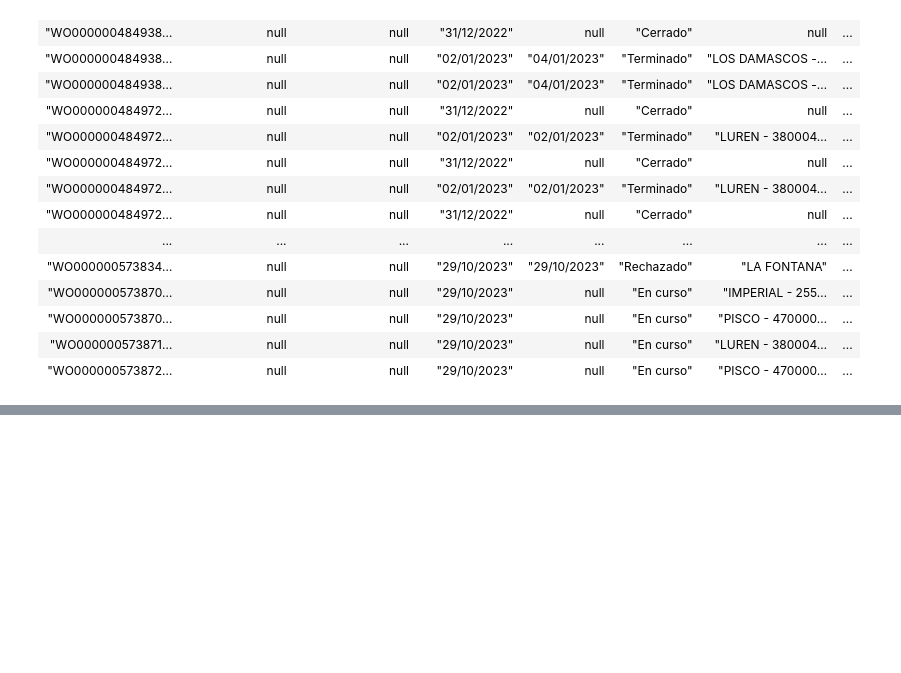
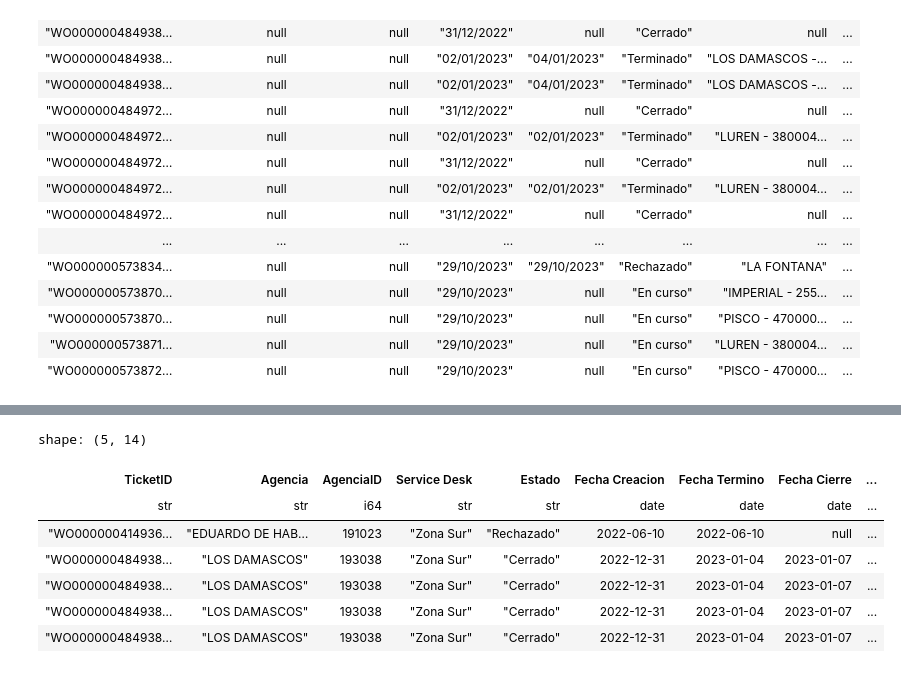
Before and after one commit to juandiego2024/Python-for-ETL-Juan-Diego, a Jupyter notebook: Entregable/Entregable.ipynb, the cells around one changed output, grey strips where cells are left out. Drawn from its saved outputs; the diff is of its cells as text; code cells hidden in the pictures; blank space fills up the shorter version.

Commit message:
Realizando join

```diff
--- a/Entregable/Entregable.ipynb
+++ b/Entregable/Entregable.ipynb
@@ -256,0 +315,42 @@ shape: (4_425, 19)
+# %%
+# Convertir los valores de la columna "Costo Atencion" a mayúsculas
+Atenciones = Atenciones.with_column(
+    pl.col("Costo Atencion").map(lambda x: x.upper()).alias("Costo Atencion")
+)
+
+# Reemplazar comas por puntos en la columna "Costo Atencion"
+Atenciones = Atenciones.with_column(
+    pl.col("Costo Atencion").map(lambda x: x.replace(",", ".")).alias("Costo Atencion")
+)
+
+# Reemplazar "SIN COSTO" y "COSTO CERO" por "0" en la columna "Costo Atencion"
+Atenciones = Atenciones.with_column(
+    "Costo Atencion",
+    pl.when(pl.col("Costo Atencion") == "SIN COSTO", "0")
+    .when(pl.col("Costo Atencion") == "COSTO CERO", "0")
+    .otherwise(pl.col("Costo Atencion"))
+)
+
+# Convertir la columna "Costo Atencion" al tipo de dato decimal
+Atenciones = Atenciones.with_column(
+    "Costo Atencion",
+    pl.col("Costo Atencion").cast(pl.Float).alias("Costo Atencion")
+)
+# %%
+#Realizando los joins
+Consolidado = Tickets.join(
+    Atenciones,
+    on="TicketID",
+    how="inner"
+)
+# %%
+Consolidado.head(5)
+# %% [output]
+shape: (5, 14)
+| TicketID | Agencia | AgenciaID | Service Desk | Estado | Fecha Creacion | Fecha Termino | Fecha Cierre | ... |
+| str | str | i64 | str | str | date | date | date | ... |
+| "WO000000414936… | "EDUARDO DE HAB… | 191023 | "Zona Sur" | "Rechazado" | 2022-06-10 | 2022-06-10 | null | ... |
+| "WO000000484938… | "LOS DAMASCOS" | 193038 | "Zona Sur" | "Cerrado" | 2022-12-31 | 2023-01-04 | 2023-01-07 | ... |
+| "WO000000484938… | "LOS DAMASCOS" | 193038 | "Zona Sur" | "Cerrado" | 2022-12-31 | 2023-01-04 | 2023-01-07 | ... |
+| "WO000000484938… | "LOS DAMASCOS" | 193038 | "Zona Sur" | "Cerrado" | 2022-12-31 | 2023-01-04 | 2023-01-07 | ... |
+| "WO000000484938… | "LOS DAMASCOS" | 193038 | "Zona Sur" | "Cerrado" | 2022-12-31 | 2023-01-04 | 2023-01-07 | ... |
```
Also changed, not shown: parts of 7 cells of this notebook.
